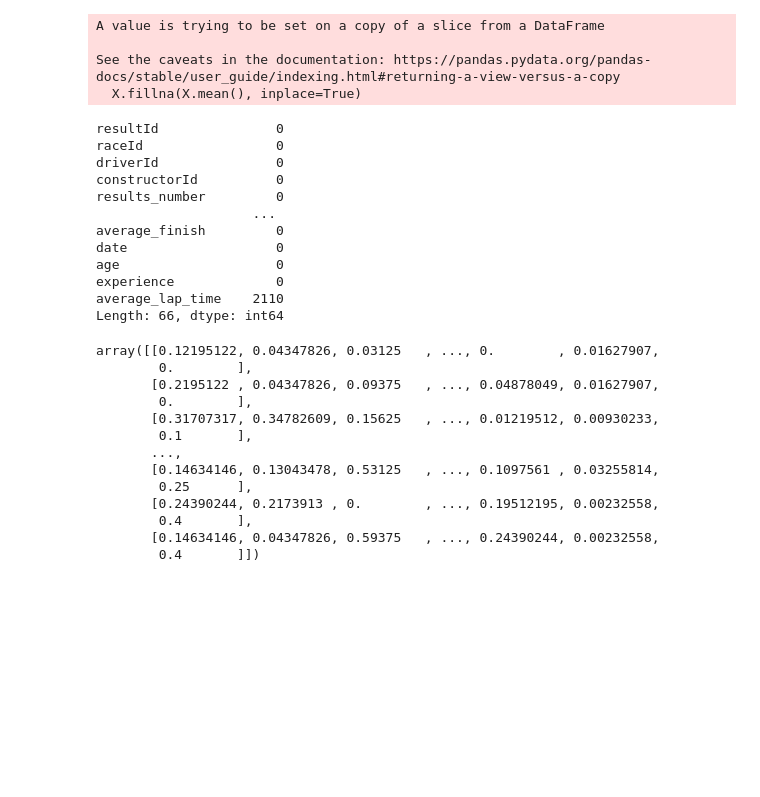
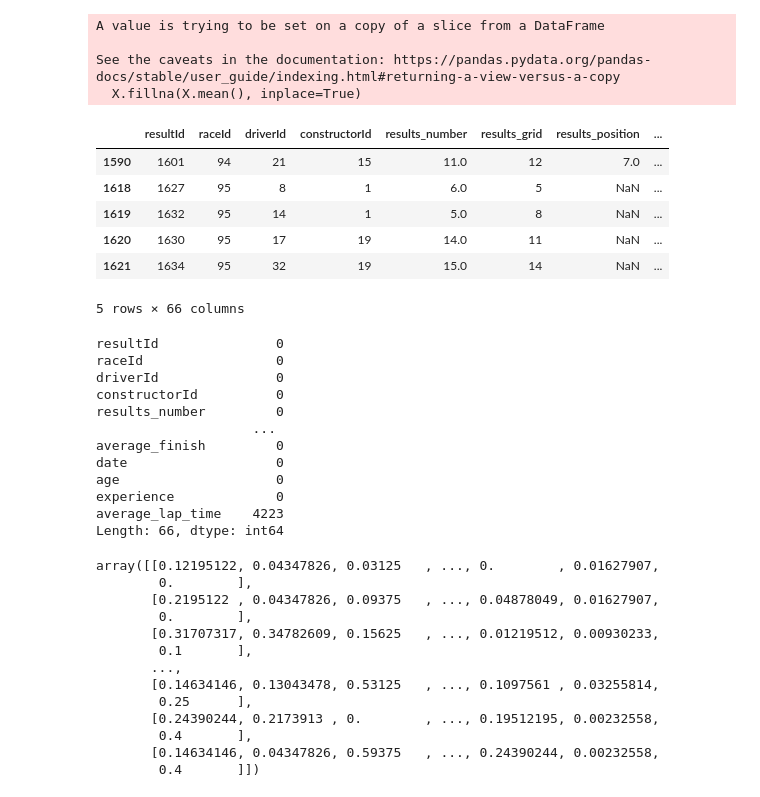
Before and after one commit to cobaltstarkiller/F1RaceOutcome, a Jupyter notebook: f1_race_outcome_LGBM.ipynb, the cells around one changed output. Saved outputs shown, nothing was run; the diff lists cells and outputs as text; code cells hidden in the pictures; blank space fills up the shorter version.

```diff
--- a/f1_race_outcome_LGBM.ipynb
+++ b/f1_race_outcome_LGBM.ipynb
@@ -90,6 +88,18 @@ A value is trying to be set on a copy of a slice from a DataFrame
 
 See the caveats in the documentation: https://pandas.pydata.org/pandas-docs/stable/user_guide/indexing.html#returning-a-view-versus-a-copy
   X.fillna(X.mean(), inplace=True)
+# %%
+f1data_filtered = f1data[f1data['date'] >= 2004]
+f1data_filtered = f1data_filtered.sort_values(by='date', ascending=True)
+f1data_filtered.head()
+# %% [output]
+|  | resultId | raceId | driverId | constructorId | results_number | results_grid | results_position | ... |
+| 1590 | 1601 | 94 | 21 | 15 | 11.0 | 12 | 7.0 | ... |
+| 1618 | 1627 | 95 | 8 | 1 | 6.0 | 5 | NaN | ... |
+| 1619 | 1632 | 95 | 14 | 1 | 5.0 | 8 | NaN | ... |
+| 1620 | 1630 | 95 | 17 | 19 | 14.0 | 11 | NaN | ... |
+| 1621 | 1634 | 95 | 32 | 19 | 15.0 | 14 | NaN | ... |
+5 rows × 66 columns
 # %%
 f1data_filtered.isna().sum()
 # %% [output]
@@ -103,7 +113,7 @@ average_finish         0
 date                   0
 age                    0
 experience             0
-average_lap_time    2110
+average_lap_time    4223
 Length: 66, dtype: int64
 # %%
 scaler=MinMaxScaler()
```
Also changed, not shown: parts of 11 cells of this notebook, 10 other files.
